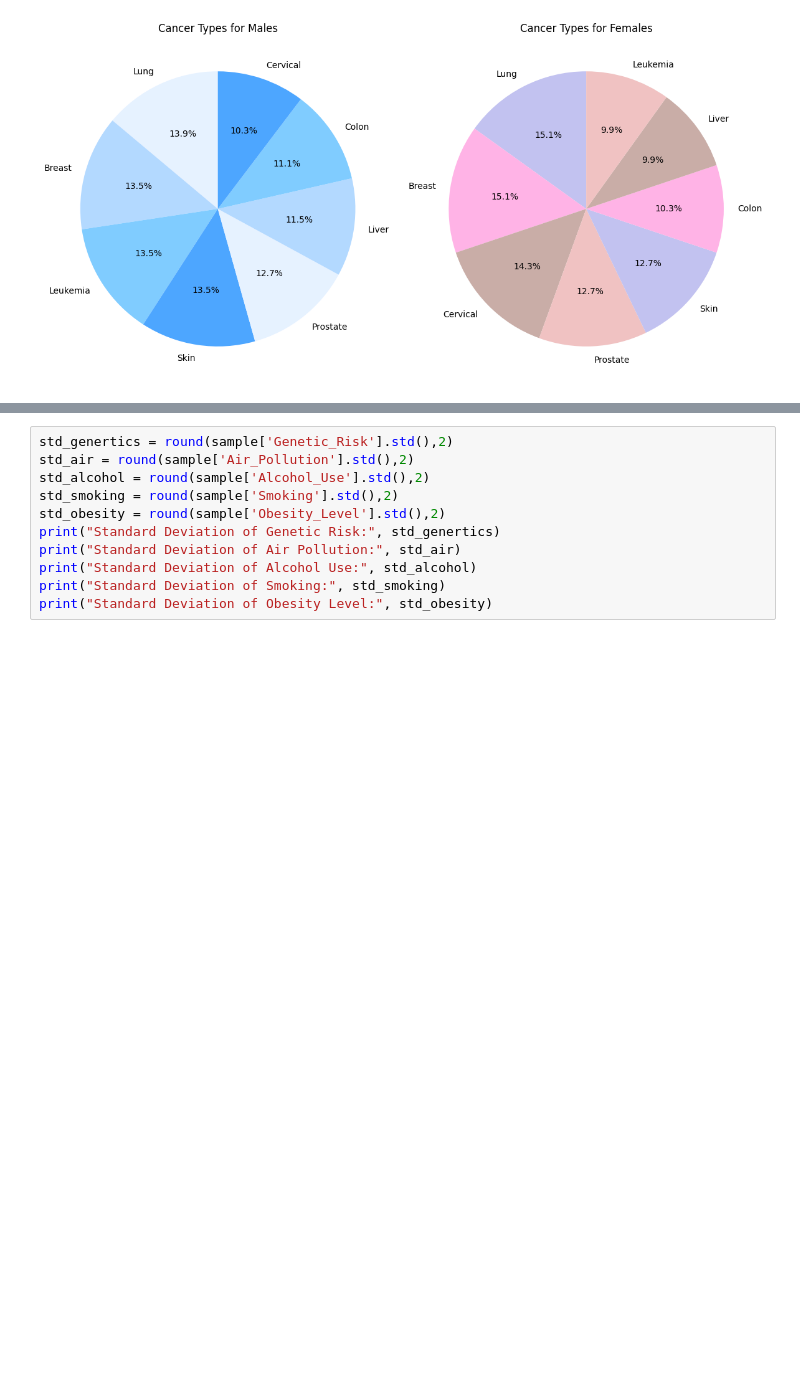
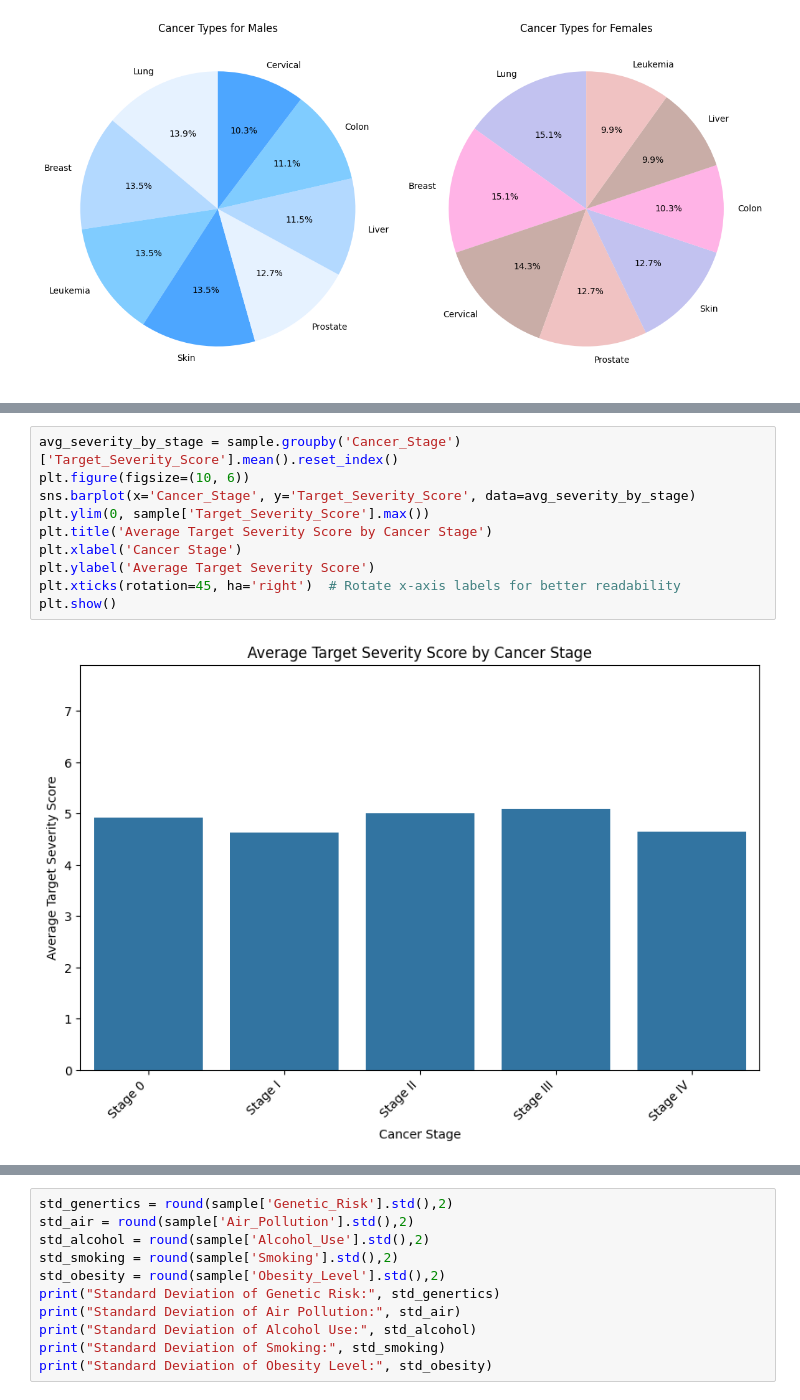
Before and after one commit to MiraMichael-coder/Cancer_Data-Anlysis, a Jupyter notebook: global_cancer_patients_2015_2024_Dataset_project2.ipynb, the cells around one changed output, grey strips where cells are left out. Saved outputs shown, nothing was run; the diff lists cells and outputs as text; blank space fills up the shorter version.

```diff
--- a/global_cancer_patients_2015_2024_Dataset_project2.ipynb
+++ b/global_cancer_patients_2015_2024_Dataset_project2.ipynb
@@ -300,0 +417,12 @@ plt.show()
+# %%
+avg_severity_by_stage = sample.groupby('Cancer_Stage')['Target_Severity_Score'].mean().reset_index()
+plt.figure(figsize=(10, 6))
+sns.barplot(x='Cancer_Stage', y='Target_Severity_Score', data=avg_severity_by_stage)
+plt.ylim(0, sample['Target_Severity_Score'].max())
+plt.title('Average Target Severity Score by Cancer Stage')
+plt.xlabel('Cancer Stage')
+plt.ylabel('Average Target Severity Score')
+plt.xticks(rotation=45, ha='right')  # Rotate x-axis labels for better readability
+plt.show()
+# %% [output]
+[figure, added]
```
Also changed, not shown: parts of 87 cells of this notebook.
